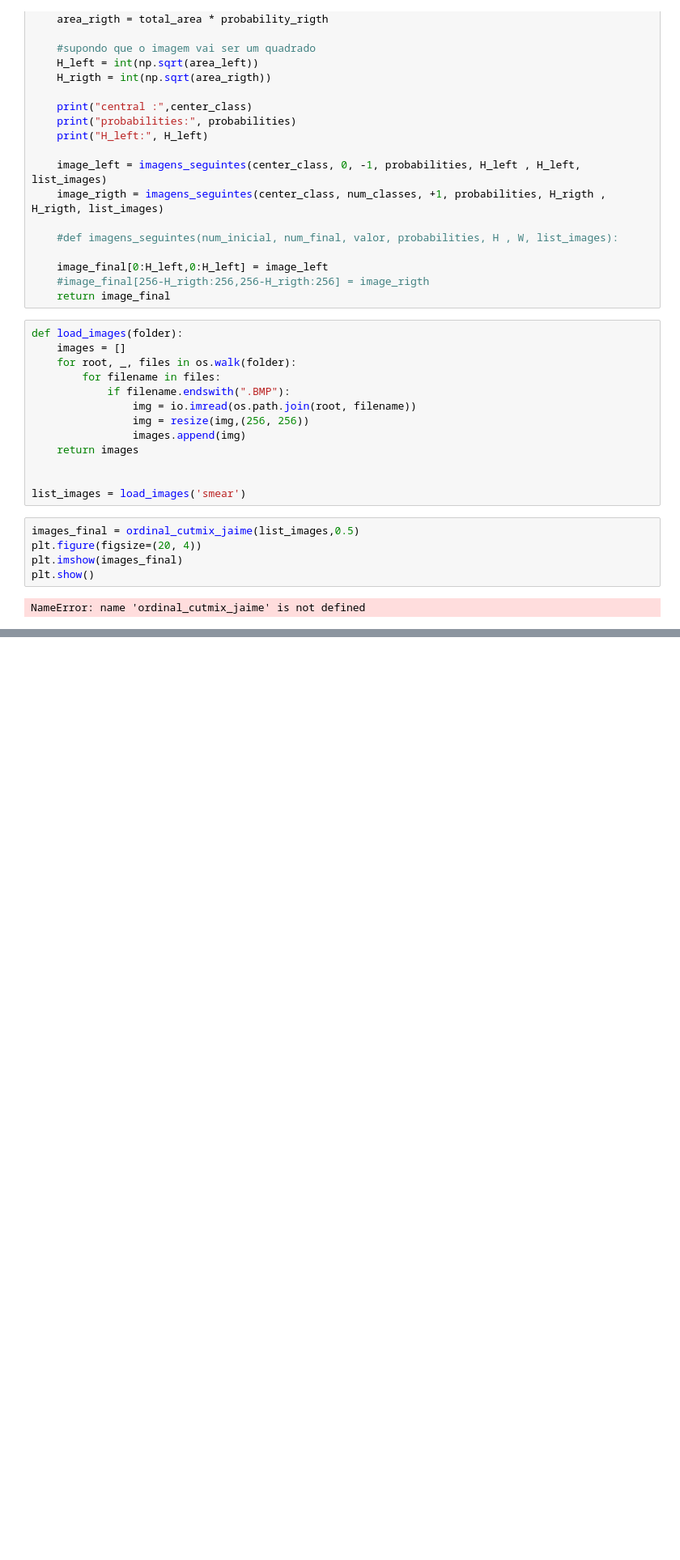
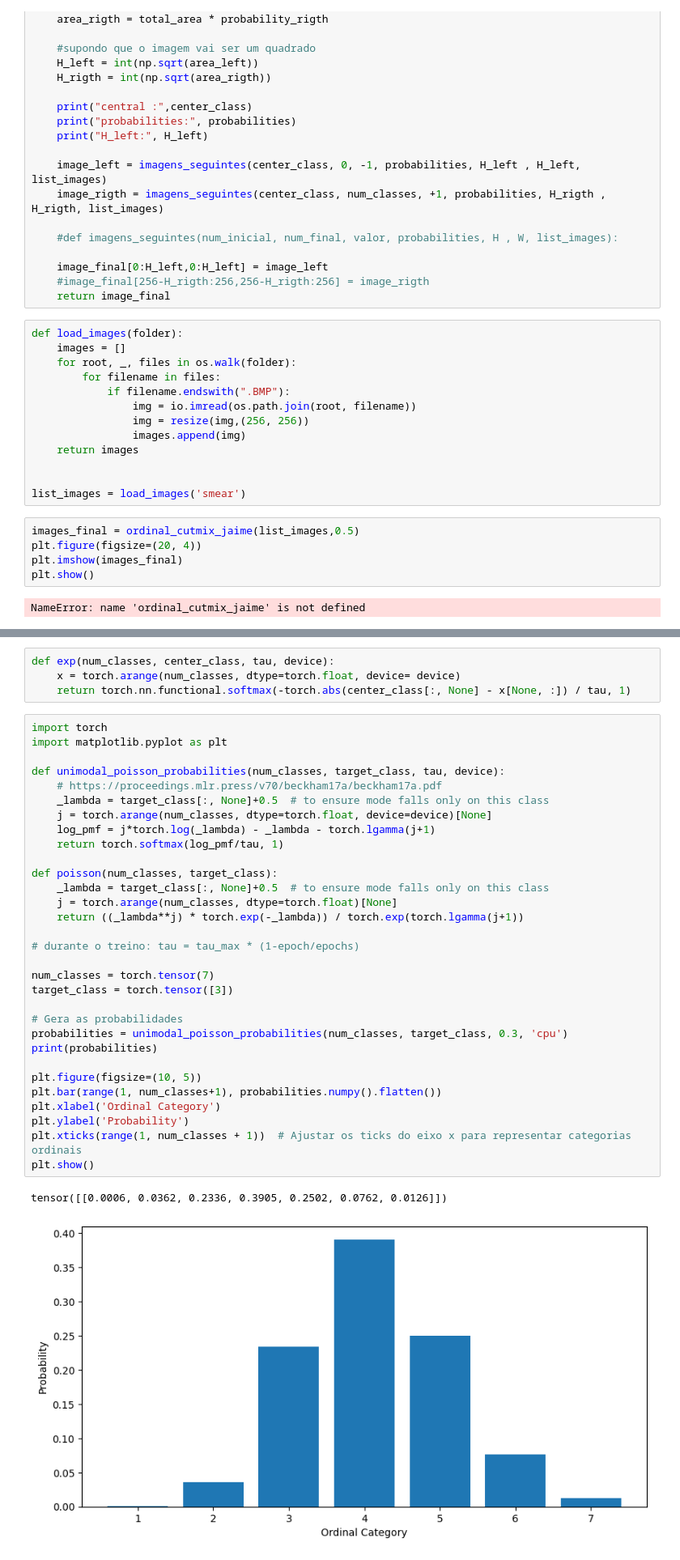
Before and after one commit to beatrizmsa/ordinal_augmentation, a Jupyter notebook: notebook.ipynb, the cells around one changed output, grey strips where cells are left out. Shown at 81% size. Cells and saved outputs as stored; diff of their text form; blank space fills up the shorter version.

```diff
--- a/notebook.ipynb
+++ b/notebook.ipynb
@@ -374,0 +448,38 @@ NameError: name 'ordinal_cutmix_jaime' is not defined
+# %%
+def exp(num_classes, center_class, tau, device):
+    x = torch.arange(num_classes, dtype=torch.float, device= device)
+    return torch.nn.functional.softmax(-torch.abs(center_class[:, None] - x[None, :]) / tau, 1)
+# %%
+import torch
+import matplotlib.pyplot as plt
+
+def unimodal_poisson_probabilities(num_classes, target_class, tau, device):
+    # https://proceedings.mlr.press/v70/beckham17a/beckham17a.pdf
+    _lambda = target_class[:, None]+0.5  # to ensure mode falls only on this class
+    j = torch.arange(num_classes, dtype=torch.float, device=device)[None]
+    log_pmf = j*torch.log(_lambda) - _lambda - torch.lgamma(j+1)
+    return torch.softmax(log_pmf/tau, 1)
+
+def poisson(num_classes, target_class):
+    _lambda = target_class[:, None]+0.5  # to ensure mode falls only on this class
+    j = torch.arange(num_classes, dtype=torch.float)[None]
+    return ((_lambda**j) * torch.exp(-_lambda)) / torch.exp(torch.lgamma(j+1))
+
+# durante o treino: tau = tau_max * (1-epoch/epochs)
+
+num_classes = torch.tensor(7)
+target_class = torch.tensor([3])
+
+# Gera as probabilidades
+probabilities = unimodal_poisson_probabilities(num_classes, target_class, 0.3, 'cpu')
+print(probabilities)
+
+plt.figure(figsize=(10, 5))
+plt.bar(range(1, num_classes+1), probabilities.numpy().flatten())
+plt.xlabel('Ordinal Category')
+plt.ylabel('Probability')
+plt.xticks(range(1, num_classes + 1))  # Ajustar os ticks do eixo x para representar categorias ordinais
+plt.show()
+# %% [output]
+tensor([[0.0006, 0.0362, 0.2336, 0.3905, 0.2502, 0.0762, 0.0126]])
+[figure, added]
```
Also changed, not shown: parts of 2 cells of this notebook.
